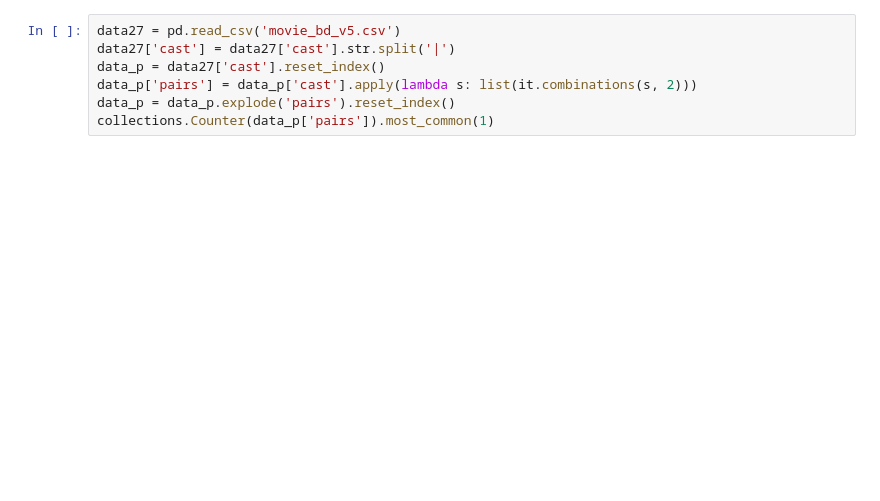
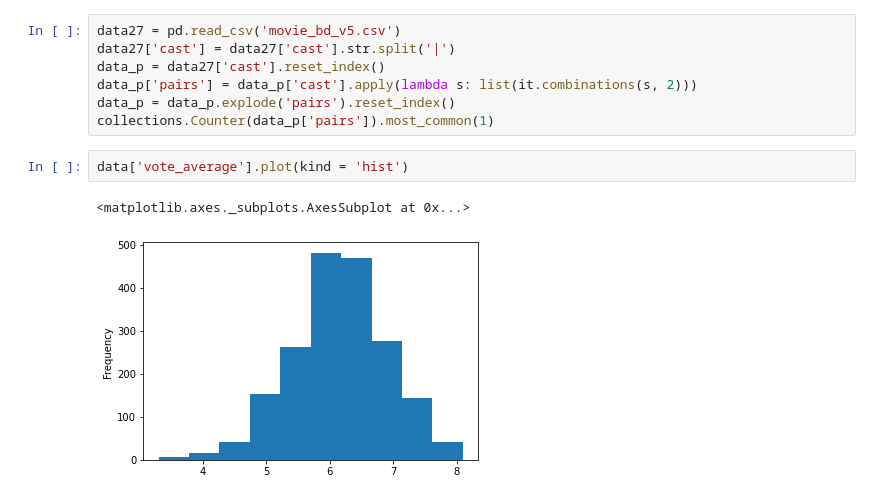
Before and after one commit to DenysMelnyk6/Projects, a Jupyter notebook: module_1/Movies_IMBD_v5_draft.ipynb, the cells around one changed output. Saved outputs shown, nothing was run; the diff lists cells and outputs as text; blank space fills up the shorter version.

```diff
--- a/module_1/Movies_IMBD_v5_draft.ipynb
+++ b/module_1/Movies_IMBD_v5_draft.ipynb
@@ -163,3 +164,8 @@ data_p = data27['cast'].reset_index()
 data_p['pairs'] = data_p['cast'].apply(lambda s: list(it.combinations(s, 2)))
 data_p = data_p.explode('pairs').reset_index()
 collections.Counter(data_p['pairs']).most_common(1)
+# %%
+data['vote_average'].plot(kind = 'hist')
+# %% [output]
+<matplotlib.axes._subplots.AxesSubplot at 0x...>
+[figure, added]
```
Also changed, not shown: parts of 1 cell of this notebook, 4 other files.
